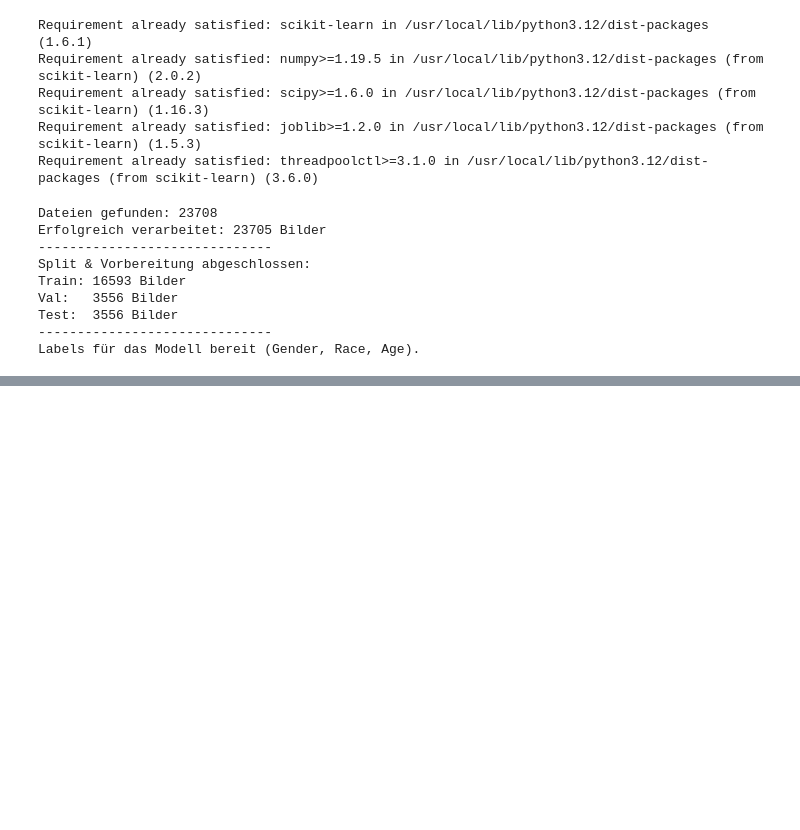
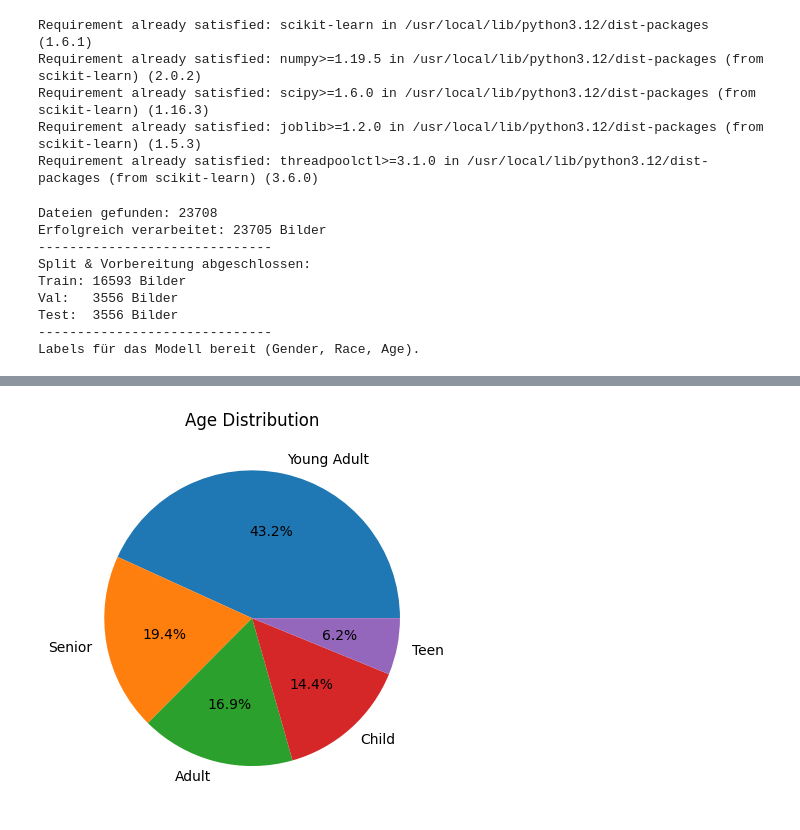
Before and after one commit to kaanguen/AgeLens, a Jupyter notebook: notebooks/AgeLens.ipynb, the cells around one changed output, grey strips where cells are left out. Drawn from its saved outputs; the diff is of its cells as text; code cells hidden in the pictures; blank space fills up the shorter version.

```diff
--- a/notebooks/AgeLens.ipynb
+++ b/notebooks/AgeLens.ipynb
@@ -263,0 +288,16 @@ Labels für das Modell bereit (Gender, Race, Age).
+# %%
+# Altersgruppen
+#Kuchendiagramm
+bins = [0, 12, 20, 35, 50, 100]
+labels = ['Child', 'Teen', 'Young Adult', 'Adult', 'Senior']
+
+y_all['age_group'] = pd.cut(y_all['age'], bins=bins, labels=labels)
+
+age_counts = y_all['age_group'].value_counts()
+
+plt.figure()
+plt.pie(age_counts, labels=age_counts.index, autopct='%1.1f%%')
+plt.title("Age Distribution")
+plt.show()
+# %% [output]
+[figure, added]
```
Also changed, not shown: parts of 8 cells of this notebook.
